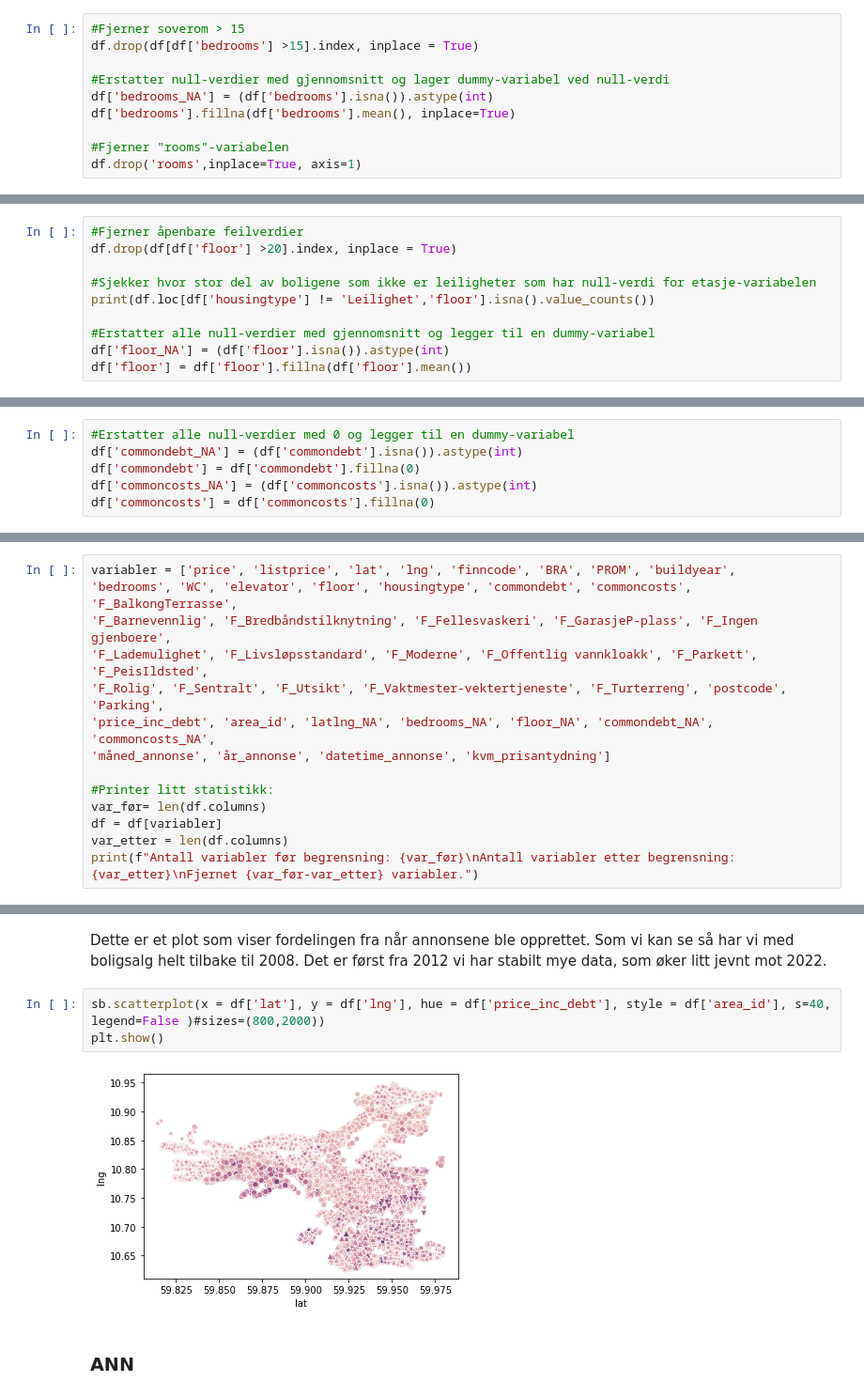
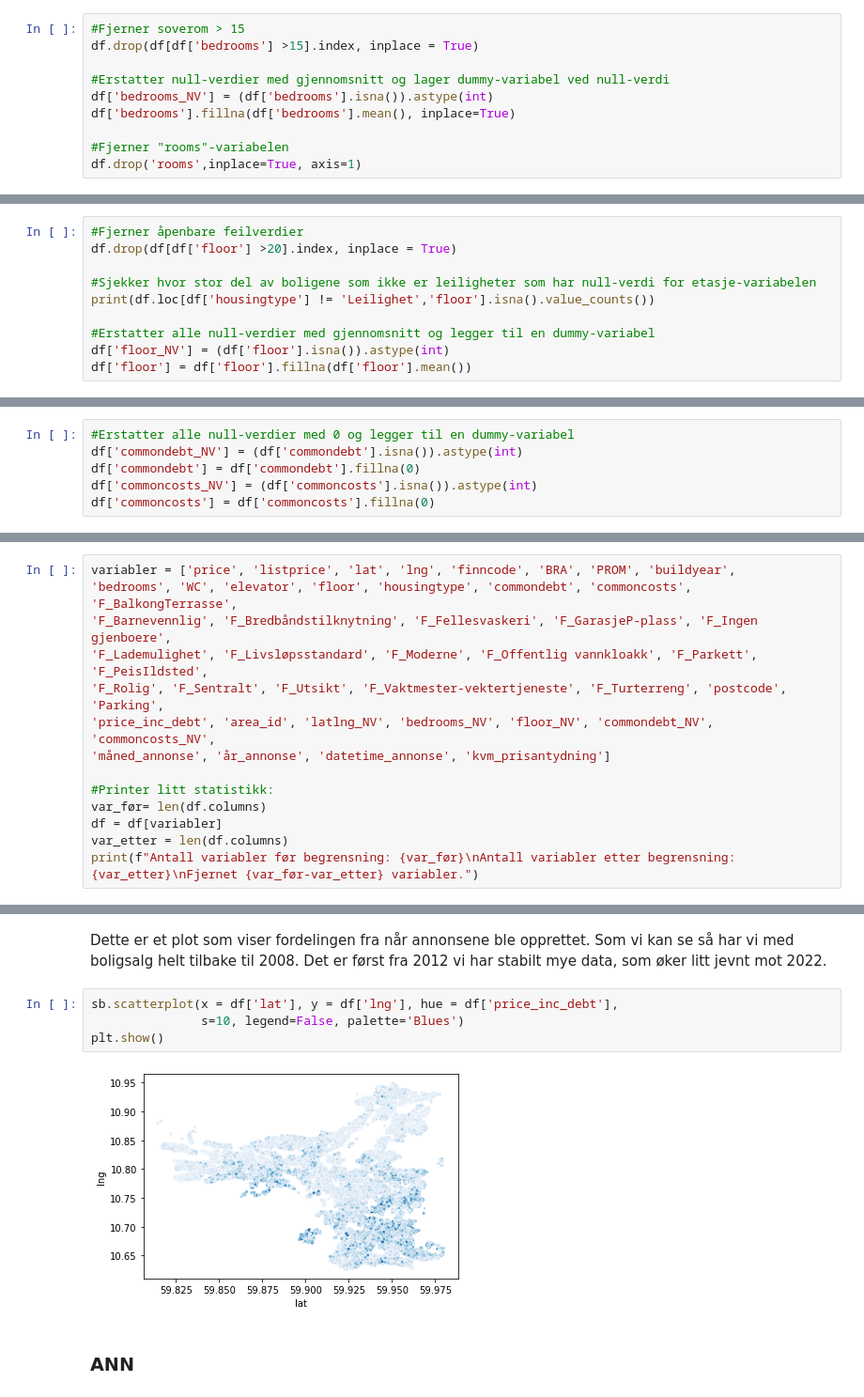
Before and after one commit to smmogen/BOABachelor, a Jupyter notebook: Jupyter/Eiendomsdata.ipynb, the cells around one changed output, grey strips where cells are left out. Shown at 94% size. Cells and saved outputs as stored; diff of their text form.

```diff
--- a/Jupyter/Eiendomsdata.ipynb
+++ b/Jupyter/Eiendomsdata.ipynb
@@ -261,7 +256,7 @@ For soverom så har vi 9 279 null-verdier. Dette er relativt høyt, men det er n
 df.drop(df[df['bedrooms'] >15].index, inplace = True)
 
 #Erstatter null-verdier med gjennomsnitt og lager dummy-variabel ved null-verdi
-df['bedrooms_NA'] = (df['bedrooms'].isna()).astype(int)
+df['bedrooms_NV'] = (df['bedrooms'].isna()).astype(int)
 df['bedrooms'].fillna(df['bedrooms'].mean(), inplace=True)
 
 #Fjerner "rooms"-variabelen
@@ -310,7 +305,7 @@ df.drop(df[df['floor'] >20].index, inplace = True)
 print(df.loc[df['housingtype'] != 'Leilighet','floor'].isna().value_counts())
 
 #Erstatter alle null-verdier med gjennomsnitt og legger til en dummy-variabel
-df['floor_NA'] = (df['floor'].isna()).astype(int)
+df['floor_NV'] = (df['floor'].isna()).astype(int)
 df['floor'] = df['floor'].fillna(df['floor'].mean())
 # %% [output]
 True     20645
@@ -329,9 +324,9 @@ plt.show()
 [figure]
 # %%
 #Erstatter alle null-verdier med 0 og legger til en dummy-variabel
-df['commondebt_NA'] = (df['commondebt'].isna()).astype(int)
+df['commondebt_NV'] = (df['commondebt'].isna()).astype(int)
 df['commondebt'] = df['commondebt'].fillna(0)
-df['commoncosts_NA'] = (df['commoncosts'].isna()).astype(int)
+df['commoncosts_NV'] = (df['commoncosts'].isna()).astype(int)
 df['commoncosts'] = df['commoncosts'].fillna(0)
 # %% [markdown]
 De neste variablene vi skal se på nå er alle som starter med "F_". Dette er fasteliteter man kan oppgi i finn-annonsen og er binært 1/0. Som vi har sett så er det svært mye null-verdier i disse variablene, men dette er fordi alle boliger uten den gitte fasteliteten vil få null-verdi og ikke "0" i datasettet. Dermed må vi kode om alle variablene slik at null-verdiene erstattes av 0.
@@ -414,7 +409,7 @@ variabler = ['price', 'listprice', 'lat', 'lng', 'finncode', 'BRA', 'PROM', 'bui
 'F_Barnevennlig', 'F_Bredbåndstilknytning', 'F_Fellesvaskeri', 'F_GarasjeP-plass', 'F_Ingen gjenboere',
 'F_Lademulighet', 'F_Livsløpsstandard', 'F_Moderne', 'F_Offentlig vannkloakk', 'F_Parkett', 'F_PeisIldsted',
 'F_Rolig', 'F_Sentralt', 'F_Utsikt', 'F_Vaktmester-vektertjeneste', 'F_Turterreng', 'postcode', 'Parking',
-'price_inc_debt', 'area_id', 'latlng_NA', 'bedrooms_NA', 'floor_NA', 'commondebt_NA', 'commoncosts_NA',
+'price_inc_debt', 'area_id', 'latlng_NV', 'bedrooms_NV', 'floor_NV', 'commondebt_NV', 'commoncosts_NV',
 'måned_annonse', 'år_annonse', 'datetime_annonse', 'kvm_prisantydning']
 
 #Printer litt statistikk:
@@ -453,10 +448,11 @@ plt.show()
 # %% [markdown]
 Dette er et plot som viser fordelingen fra når annonsene ble opprettet. Som vi kan se så har vi med boligsalg helt tilbake til 2008. Det er først fra 2012 vi har stabilt mye data, som øker litt jevnt mot 2022.
 # %%
-sb.scatterplot(x = df['lat'], y = df['lng'], hue = df['price_inc_debt'], style = df['area_id'], s=40, legend=False )#sizes=(800,2000))
+sb.scatterplot(x = df['lat'], y = df['lng'], hue = df['price_inc_debt'],
+               s=10, legend=False, palette='Blues')
 plt.show()
 # %% [output]
-[figure, old version]
+[figure, new version]
 # %% [markdown]
 ### ANN
 # %%
```
Also changed, not shown: parts of 21 cells of this notebook.
